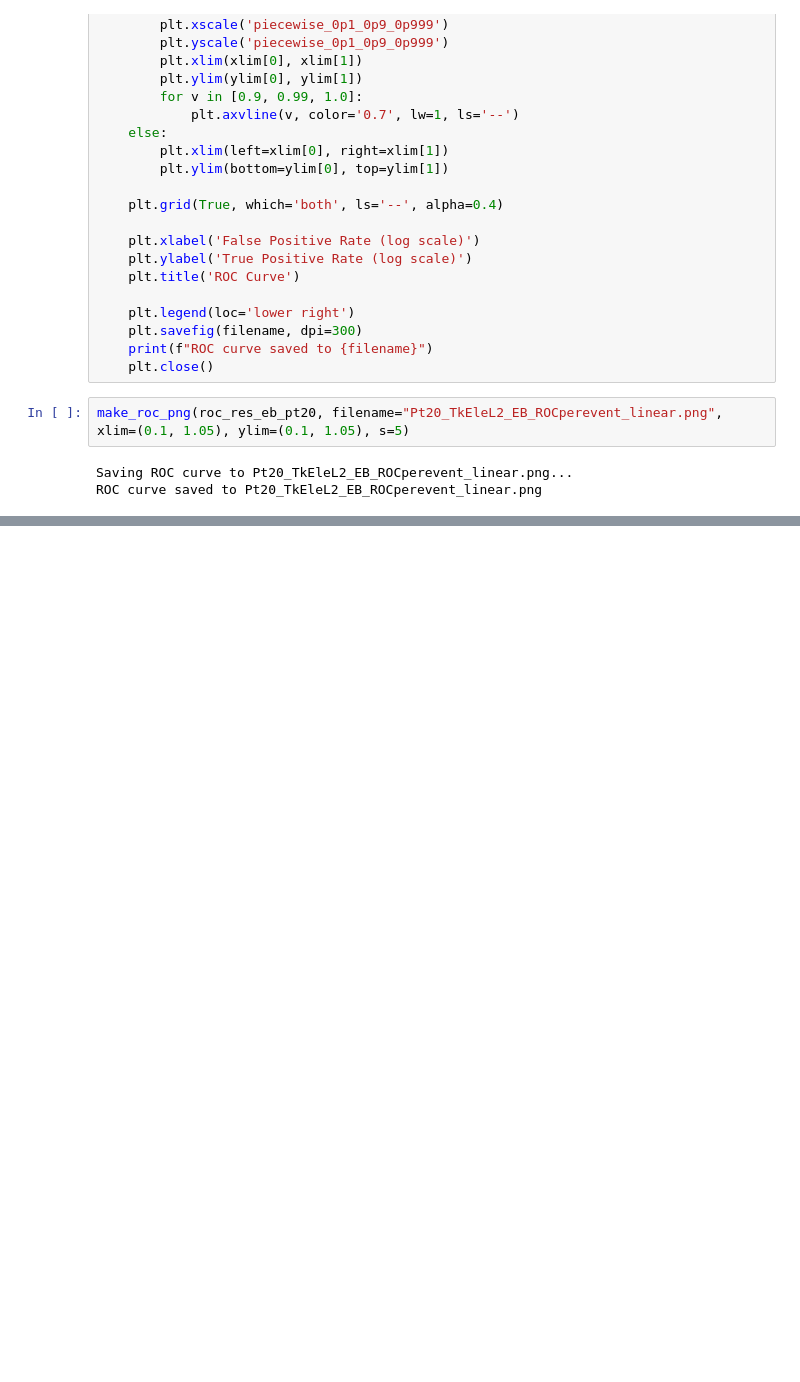
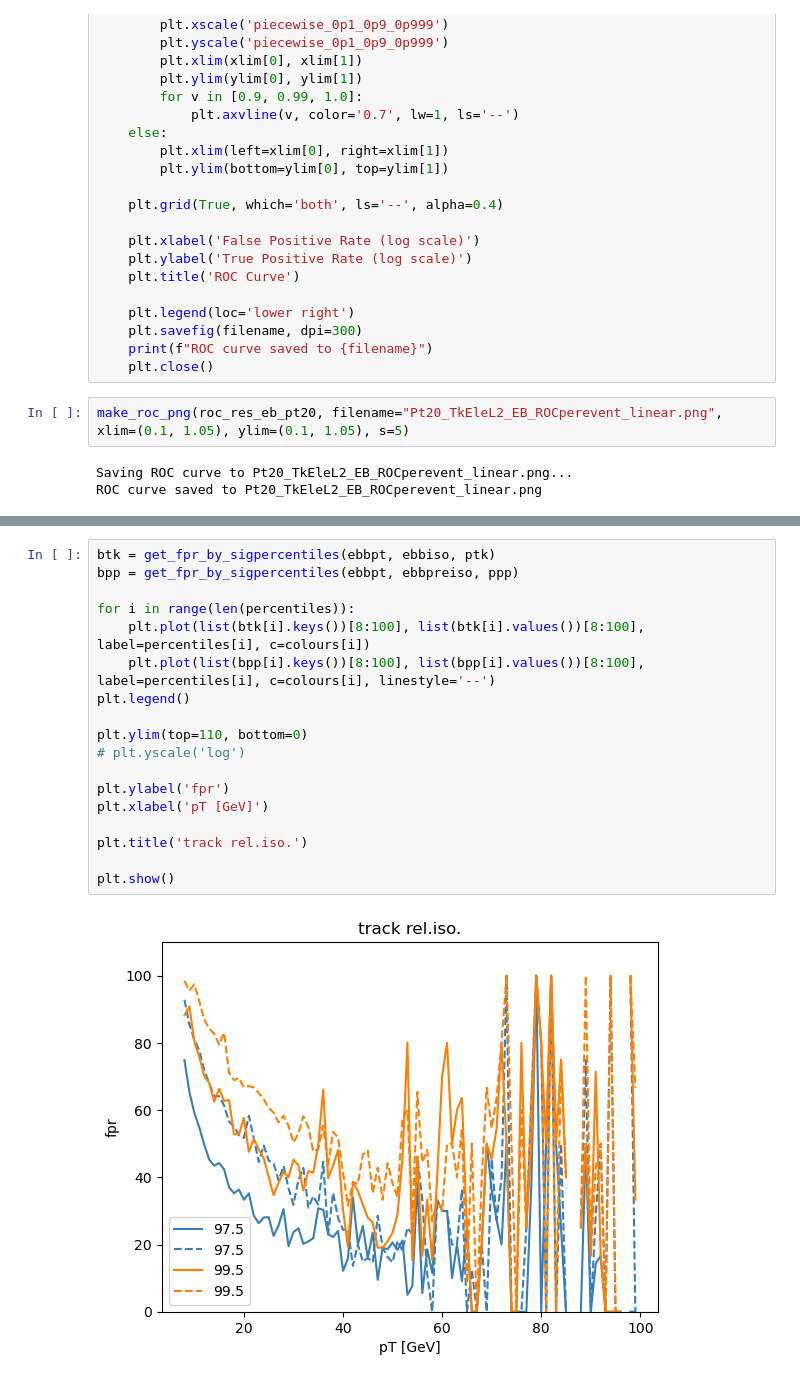
Before and after one commit to arsahasransu/asahasra-flat-table-analyser, a Jupyter notebook: make_roc_and_rate.ipynb, the cells around one changed output, grey strips where cells are left out. Saved outputs shown, nothing was run; the diff lists cells and outputs as text; blank space fills up the shorter version.

```diff
--- a/make_roc_and_rate.ipynb
+++ b/make_roc_and_rate.ipynb
@@ -488,0 +610,20 @@ ROC curve saved to Pt20_TkEleL2_EB_ROCperevent_linear.png
+# %%
+btk = get_fpr_by_sigpercentiles(ebbpt, ebbiso, ptk)
+bpp = get_fpr_by_sigpercentiles(ebbpt, ebbpreiso, ppp)
+
+for i in range(len(percentiles)):
+    plt.plot(list(btk[i].keys())[8:100], list(btk[i].values())[8:100], label=percentiles[i], c=colours[i])
+    plt.plot(list(bpp[i].keys())[8:100], list(bpp[i].values())[8:100], label=percentiles[i], c=colours[i], linestyle='--')
+plt.legend()
+
+plt.ylim(top=110, bottom=0)
+# plt.yscale('log')
+
+plt.ylabel('fpr')
+plt.xlabel('pT [GeV]')
+
+plt.title('track rel.iso.')
+
+plt.show()
+# %% [output]
+[figure, added]
```
Also changed, not shown: parts of 11 cells of this notebook, 10 other files.
